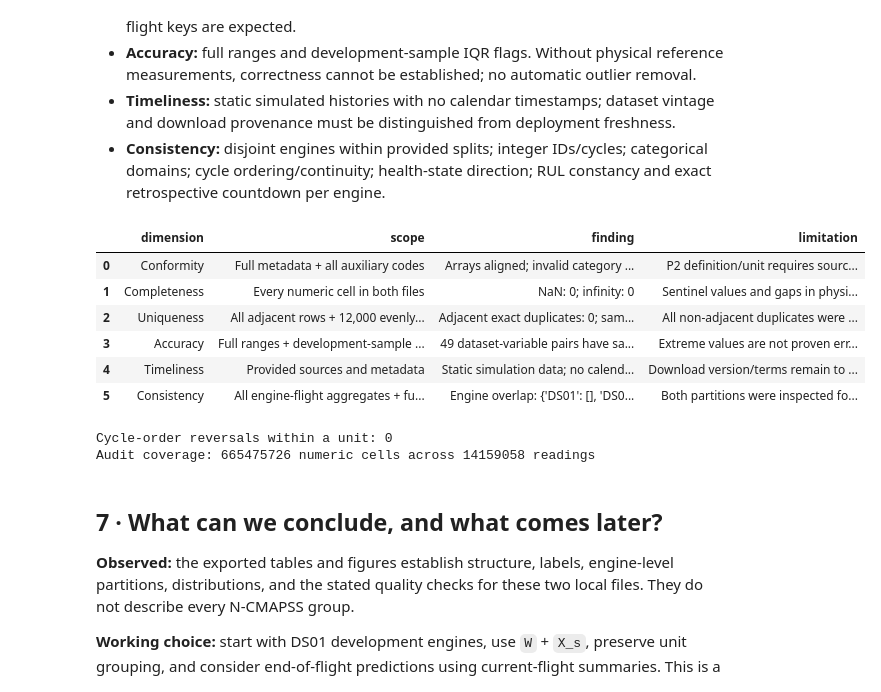
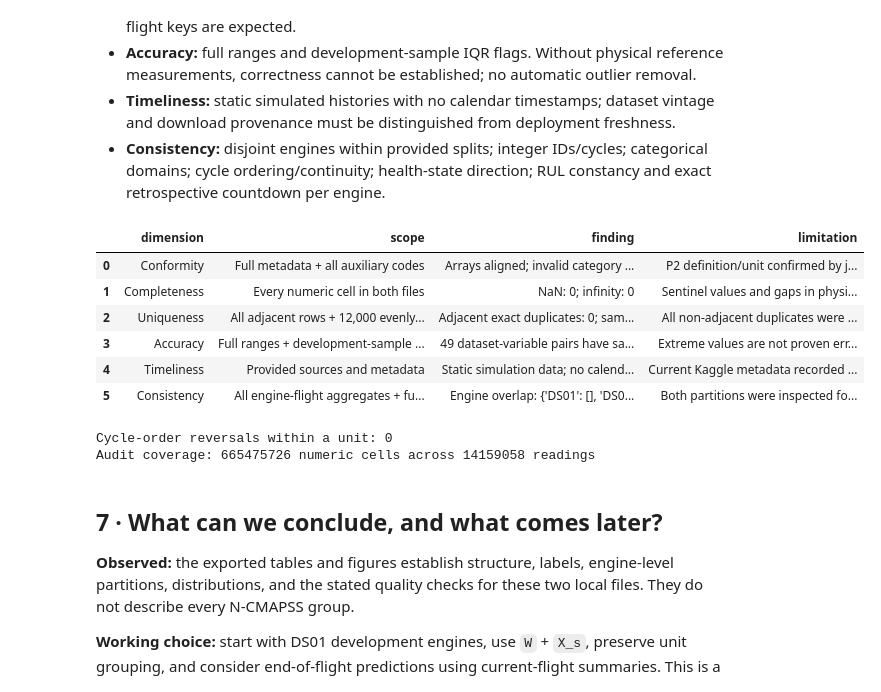
Before and after one commit to Cukowski/GR05-Predictive-Maintenance, a Jupyter notebook: notebooks/01-data-understanding.ipynb, the cells around one changed output. Drawn from its saved outputs; the diff is of its cells as text; code cells hidden in the pictures.

```diff
--- a/notebooks/01-data-understanding.ipynb
+++ b/notebooks/01-data-understanding.ipynb
@@ -594,39 +594,39 @@ The lecturer's “Verify Data Quality” excerpt distinguishes conformity, compl
 # %%
 missing_total = int(stats.missing.sum())
 infinite_total = int(stats.infinite.sum())
 logic_columns = ['inconsistent_rul_cycles','rul_formula_violations','noncontiguous_cycles',
                  'health_switch_back','mixed_health_cycles','mixed_flight_class_cycles']
 logic_total = int(consistency[logic_columns].sum().sum())
 quality = pd.DataFrame([
  {'dimension':'Conformity','scope':'Full metadata + all auxiliary codes',
   'finding':f"Arrays aligned; invalid category codes: {int(checks.invalid_categories.sum())}; invalid IDs/cycles: {int(checks.invalid_indices.sum())}",
-  'limitation':'P2 definition/unit requires source confirmation; file metadata does not prove physical units.'},
+  'limitation':'P2 definition/unit confirmed by journal Table 5; metadata alone does not prove physical accuracy.'},
  {'dimension':'Completeness','scope':'Every numeric cell in both files',
   'finding':f'NaN: {missing_total}; infinity: {infinite_total}',
   'limitation':'Sentinel values and gaps in physical time are not established by NaN checks.'},
  {'dimension':'Uniqueness','scope':'All adjacent rows + 12,000 evenly spaced rows per partition',
   'finding':f"Adjacent exact duplicates: {int(checks.adjacent_exact_duplicates.sum())}; sampled exact duplicates: {int(checks.sample_exact_duplicates.sum())}",
   'limitation':'All non-adjacent duplicates were not exhaustively checked; repeated flight keys are valid.'},
  {'dimension':'Accuracy','scope':'Full ranges + development-sample IQR screens',
   'finding':f'{int((outliers.flagged>0).sum())} dataset-variable pairs have sampled IQR flags; no rows removed',
   'limitation':'Extreme values are not proven errors; no independent physical ground truth.'},
  {'dimension':'Timeliness','scope':'Provided sources and metadata',
   'finding':'Static simulation data; no calendar timestamp column',
-  'limitation':'Download version/terms remain to be recorded; current operational relevance is unvalidated.'},
+  'limitation':'Current Kaggle metadata recorded in reports/results/source_metadata.json; original download-version match and operational relevance are unvalidated.'},
  {'dimension':'Consistency','scope':'All engine-flight aggregates + full auxiliary scan',
   'finding':f'Engine overlap: {overlap}; cycle/label/health checks flagged: {logic_total}',
   'limitation':'Both partitions were inspected for understanding; keep test data out of later tuning.'},
 ])
 display(quality)
 print('Cycle-order reversals within a unit:', int(checks.within_unit_cycle_reversals.sum()))
 print('Audit coverage:', int(stats.rows.sum()), 'numeric cells across', int(checks.rows.sum()), 'readings')
 # %% [output]
 |  | dimension | scope | finding | limitation |
-| 0 | Conformity | Full metadata + all auxiliary codes | Arrays aligned; invalid category ... | P2 definition/unit requires sourc... |
+| 0 | Conformity | Full metadata + all auxiliary codes | Arrays aligned; invalid category ... | P2 definition/unit confirmed by j... |
 | 1 | Completeness | Every numeric cell in both files | NaN: 0; infinity: 0 | Sentinel values and gaps in physi... |
 | 2 | Uniqueness | All adjacent rows + 12,000 evenly... | Adjacent exact duplicates: 0; sam... | All non-adjacent duplicates were ... |
 | 3 | Accuracy | Full ranges + development-sample ... | 49 dataset-variable pairs have sa... | Extreme values are not proven err... |
-| 4 | Timeliness | Provided sources and metadata | Static simulation data; no calend... | Download version/terms remain to ... |
+| 4 | Timeliness | Provided sources and metadata | Static simulation data; no calend... | Current Kaggle metadata recorded ... |
 | 5 | Consistency | All engine-flight aggregates + fu... | Engine overlap: {'DS01': [], 'DS0... | Both partitions were inspected fo... |
 Cycle-order reversals within a unit: 0
 Audit coverage: 665475726 numeric cells across 14159058 readings
```
Also changed, not shown: parts of 7 cells of this notebook, 23 other files.
